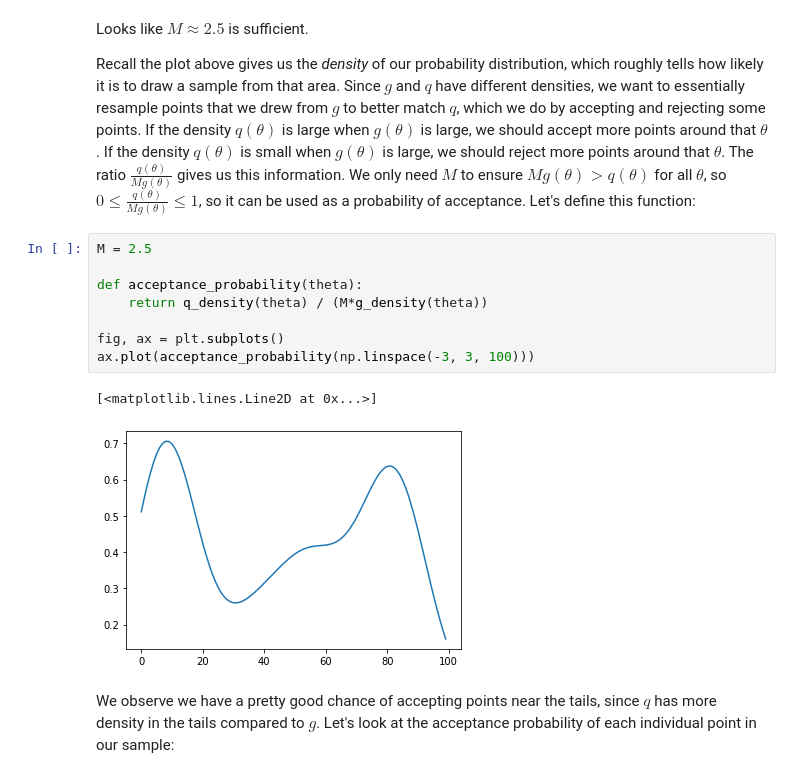
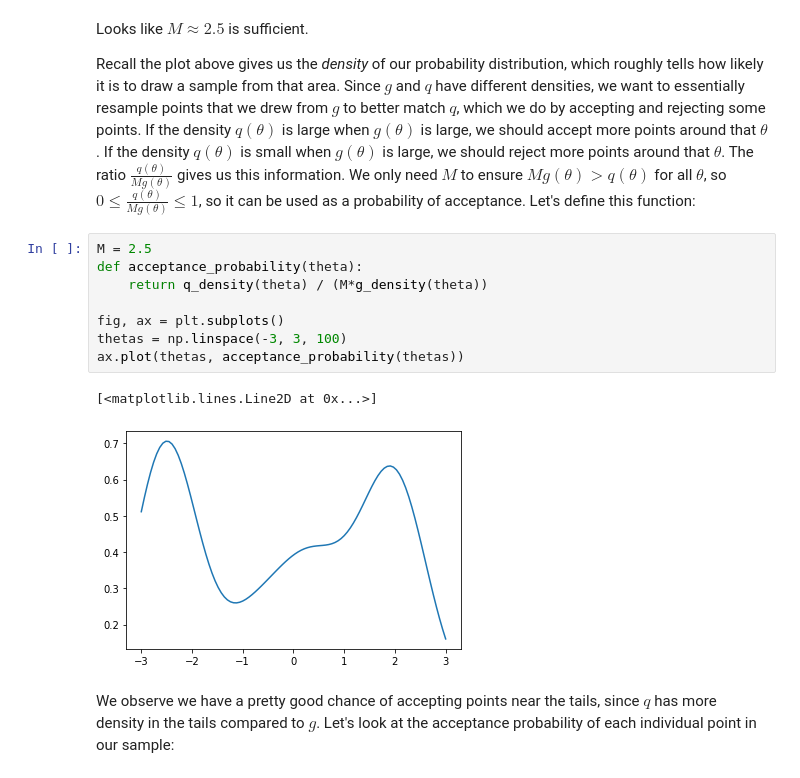
Before and after one commit to n2cholas/dsc-workshops, a Jupyter notebook: Bayesian_Data_Analysis/rejection_importance_sampling_demo.ipynb, the cells around one changed output. Cells and saved outputs as stored; diff of their text form.

Commit message:
Fix plot.

```diff
--- a/Bayesian_Data_Analysis/rejection_importance_sampling_demo.ipynb
+++ b/Bayesian_Data_Analysis/rejection_importance_sampling_demo.ipynb
@@ -133,15 +138,15 @@ We only need $M$ to ensure $Mg(\theta) > q(\theta)$ for all $\theta$, so $0 \le
 Let's define this function:
 # %%
 M = 2.5
-
 def acceptance_probability(theta):
     return q_density(theta) / (M*g_density(theta))
 
 fig, ax = plt.subplots()
-ax.plot(acceptance_probability(np.linspace(-3, 3, 100)))
+thetas = np.linspace(-3, 3, 100)
+ax.plot(thetas, acceptance_probability(thetas))
 # %% [output]
 [<matplotlib.lines.Line2D at 0x...>]
-[figure, old version]
+[figure, new version]
 # %% [markdown]
 We observe we have a pretty good chance of accepting points near the tails, since $q$ has more density in the tails compared to $g$.
 Let's look at the acceptance probability of each individual point in our sample:
```
Also changed, not shown: parts of 3 cells of this notebook.
